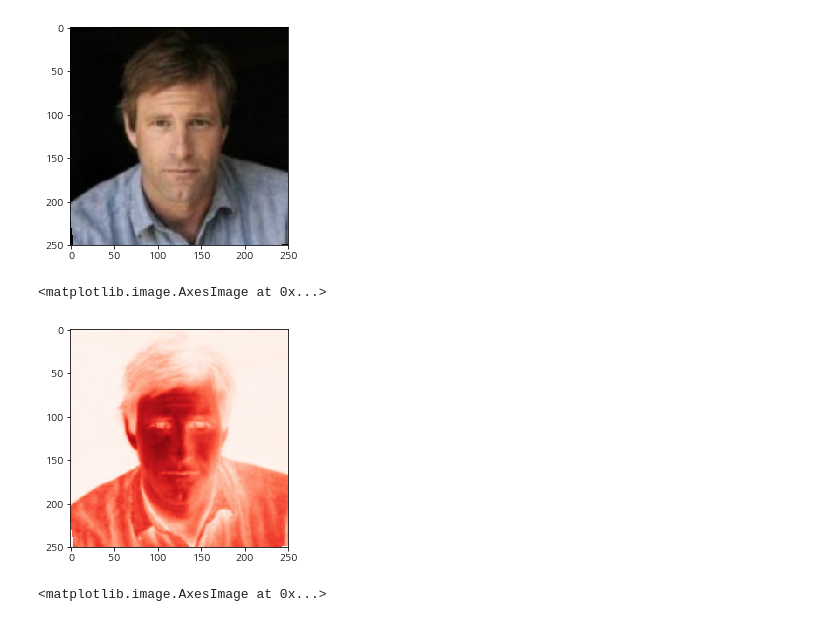
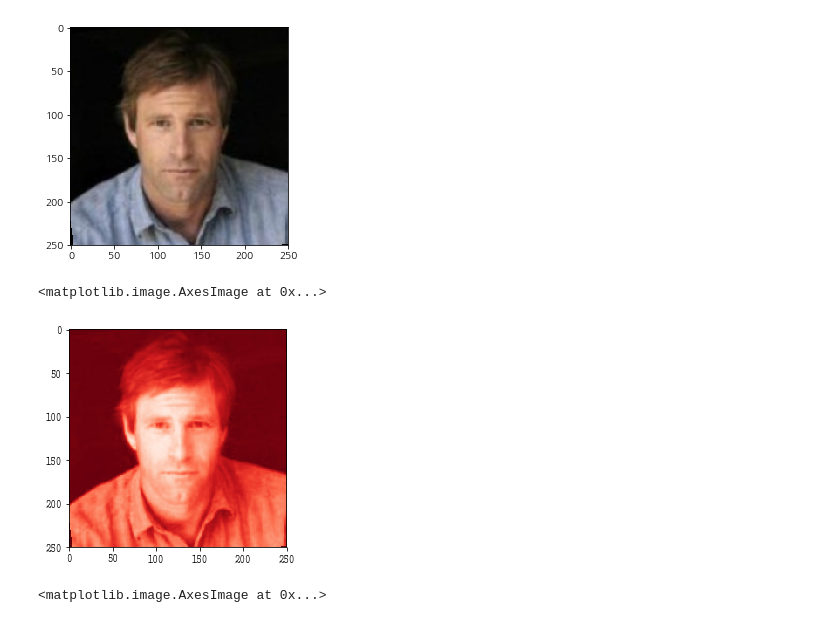
Before and after one commit to gubosd/lecture6, a Jupyter notebook: 파이썬고급/03_matplotlib_01.ipynb, the cells around one changed output. Cells and saved outputs as stored; diff of their text form; code cells hidden in the pictures.

```diff
--- a/파이썬고급/03_matplotlib_01.ipynb
+++ b/파이썬고급/03_matplotlib_01.ipynb
@@ -613,3 +661,6 @@ img=mpimg.imread('aaron.jpg')
 display(img.shape)
 # %% [output]
 (250, 250, 3)
+# %%
+img = plt.imread('aaron.jpg')
+plt.imshow(img)
@@ -619,10 +677,10 @@ plt.imshow(img)
 <matplotlib.image.AxesImage at 0x...>
 [figure]
 # %%
-plt.imshow(img[:,:,0], vmin=0, vmax=255, cmap='Reds')
+plt.imshow(img[:,:,0], vmin=0, vmax=255, cmap='Reds_r')
 # %% [output]
 <matplotlib.image.AxesImage at 0x...>
-[figure, old version]
+[figure, new version]
 # %%
 plt.imshow(img[:,:,1], vmin=0, vmax=255, cmap='Greens')
 # %% [output]
```
Also changed, not shown: parts of 22 cells of this notebook.
